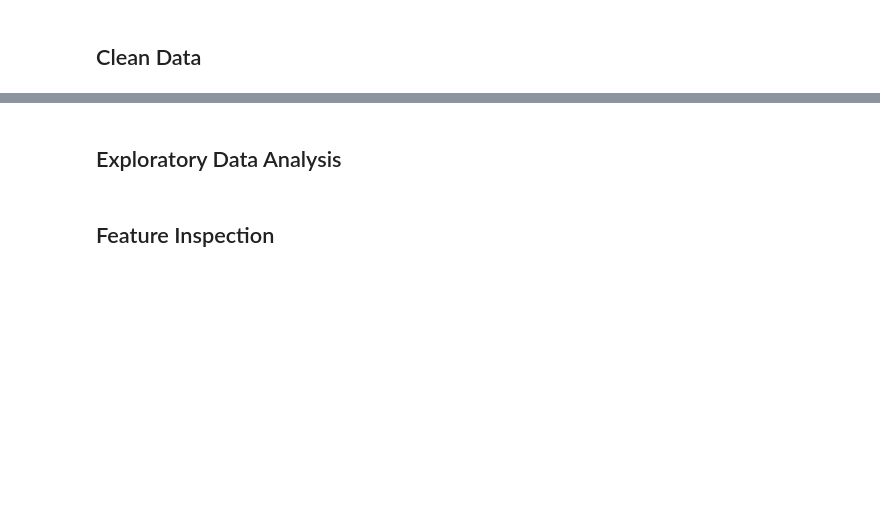
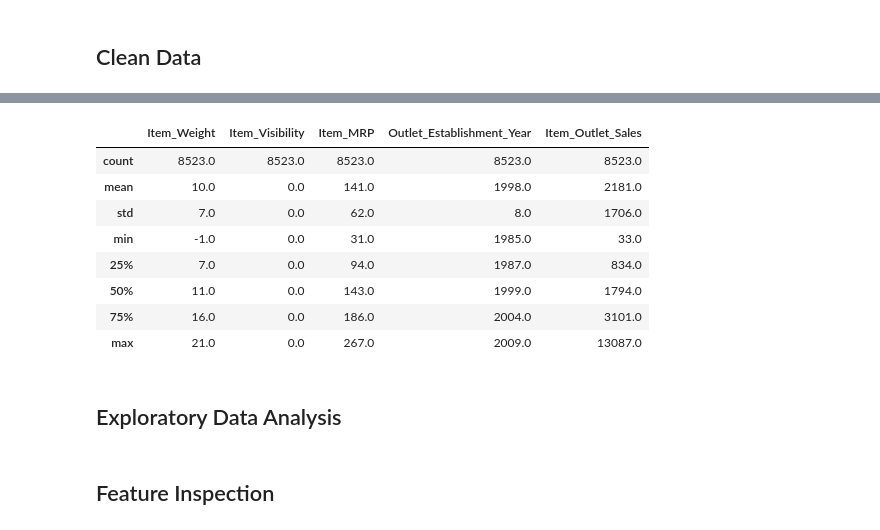
Before and after one commit to mohammadmasqala/Prediction-of-Product-Sale, a Jupyter notebook: Prediction_of_Product_Sale.ipynb, the cells around one changed output, grey strips where cells are left out. Drawn from its saved outputs; the diff is of its cells as text; code cells hidden in the pictures; blank space fills up the shorter version.

```diff
--- a/Prediction_of_Product_Sale.ipynb
+++ b/Prediction_of_Product_Sale.ipynb
@@ -12,0 +148,4 @@
+# %%
+# Saving list of column names for numeric cols
+num_cols = df_sales.select_dtypes('number').columns
+num_cols
@@ -12,0 +169,3 @@
+# %%
+# Using the list of obj_cols to fillna
+df_sales[obj_cols] = df_sales[obj_cols].fillna("MISSING")
@@ -12,0 +196,3 @@
+# %%
+# Using the list of num_cols to fillna with -1
+df_sales[num_cols] = df_sales[num_cols].fillna(-1)
@@ -12,0 +247,4 @@
+# %%
+# Standardize the values in the 'Item_Fat_Content' column
+df_sales['Item_Fat_Content'] = df_sales['Item_Fat_Content'].replace({'LF':"Low Fat",'low fat':'Low Fat', 'reg' :'Regular'})
+df_sales['Item_Fat_Content'].value_counts()
@@ -13,3 +257,16 @@
+# %%
+# Check the summary stats for the df_sales
+df_sales.describe().round()
+# %% [output]
+|  | Item_Weight | Item_Visibility | Item_MRP | Outlet_Establishment_Year | Item_Outlet_Sales |
+| count | 8523.0 | 8523.0 | 8523.0 | 8523.0 | 8523.0 |
+| mean | 10.0 | 0.0 | 141.0 | 1998.0 | 2181.0 |
+| std | 7.0 | 0.0 | 62.0 | 8.0 | 1706.0 |
+| min | -1.0 | 0.0 | 31.0 | 1985.0 | 33.0 |
+| 25% | 7.0 | 0.0 | 94.0 | 1987.0 | 834.0 |
+| 50% | 11.0 | 0.0 | 143.0 | 1999.0 | 1794.0 |
+| 75% | 16.0 | 0.0 | 186.0 | 2004.0 | 3101.0 |
+| max | 21.0 | 0.0 | 267.0 | 2009.0 | 13087.0 |
 # %% [markdown]
 ## Exploratory Data Analysis
 # %% [markdown]
```
Also changed, not shown: parts of 21 cells of this notebook.
